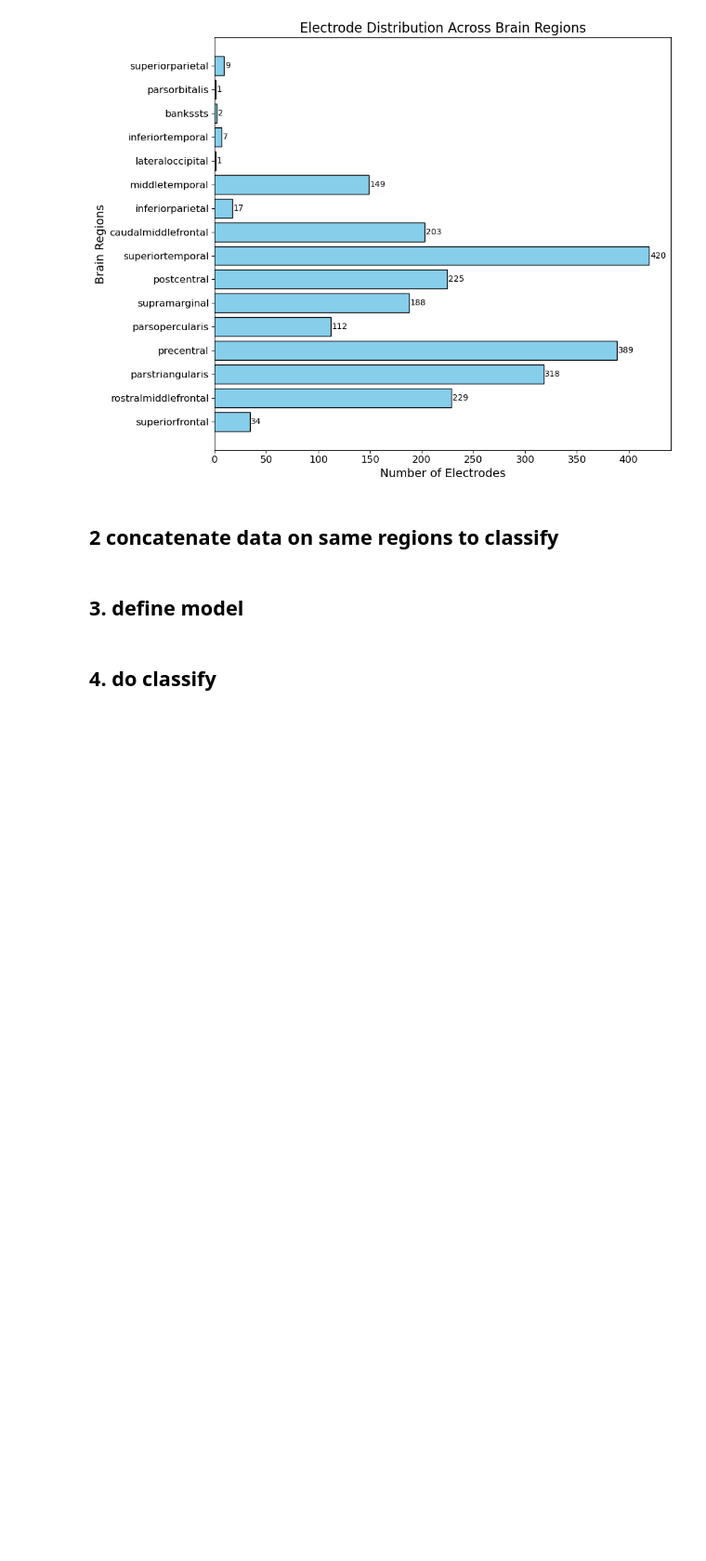
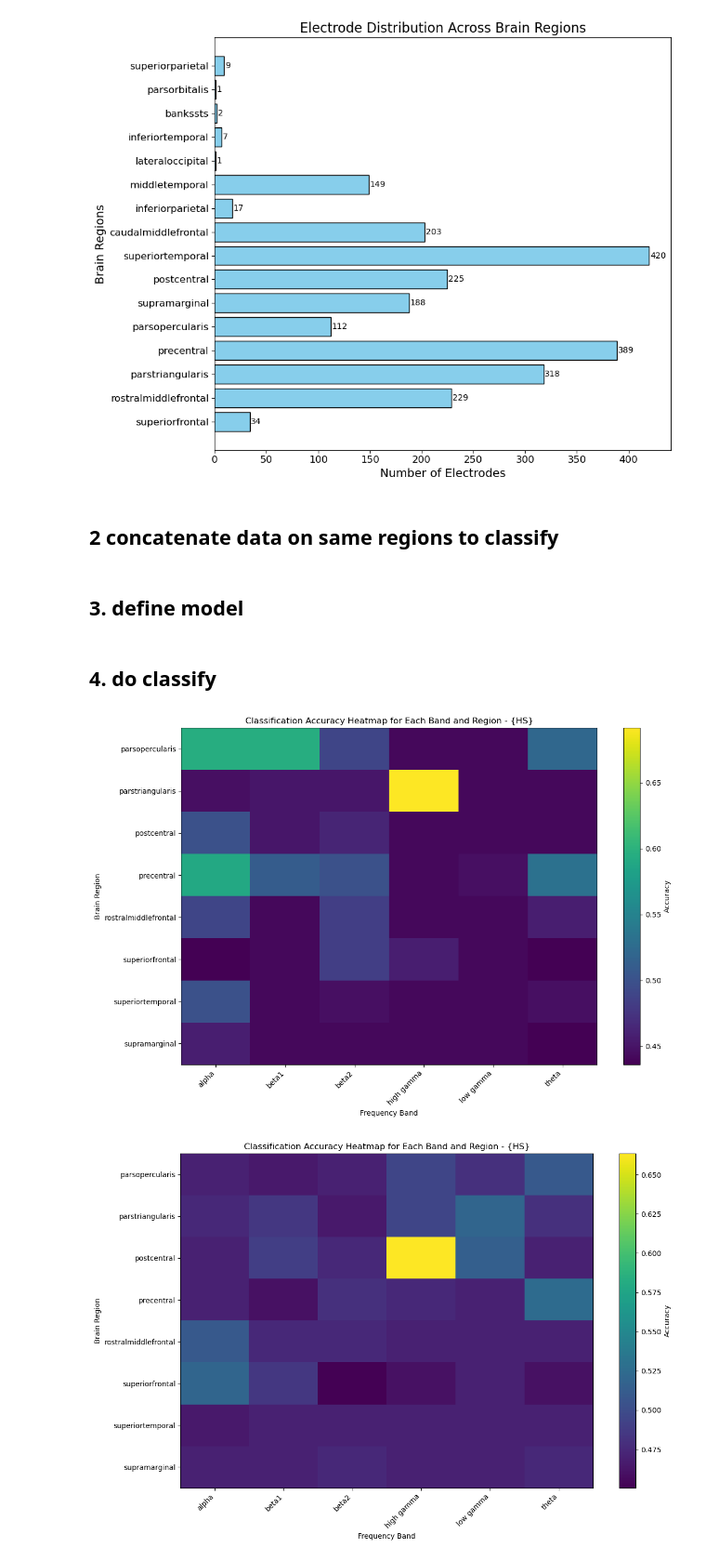
Before and after one commit to PPEXCEPED/Ecog_covert, a Jupyter notebook: covert-reading/Ecog_pre/covert and overt/4_calculate cue&read BC accuracy on different brain regions.ipynb, the cells around one changed output. Shown at 93% size. Saved outputs shown, nothing was run; the diff lists cells and outputs as text; code cells hidden in the pictures; blank space fills up the shorter version.

```diff
--- a/covert-reading/Ecog_pre/covert and overt/4_calculate cue&read BC accuracy on different brain regions.ipynb
+++ b/covert-reading/Ecog_pre/covert and overt/4_calculate cue&read BC accuracy on different brain regions.ipynb
@@ -253,7 +253,7 @@ def plot(region_classification_results, HS):
     plt.yticks(ticks=np.arange(len(heatmap_data.index)), labels=heatmap_data.index)
     plt.xlabel('Frequency Band')
     plt.ylabel('Brain Region')
-    plt.title('Classification Accuracy Heatmap for Each Band and Region - {HS}')
+    plt.title(f'Classification Accuracy Heatmap for Each Band and Region - {HS}')
 
     plt.tight_layout()
     plt.show()
@@ -260,11 +265,9 @@ def plot(region_classification_results, HS):
 # %%
 for HS in HS_list:
-    # 只能单个被试处理了，因为不同被试的sample数量不同，无法拼接
-    anatomy_cue_data, anatomy_read_data = cal_region_data(HS, freq_list)
-    region_classification_results = BN_diff_region(anatomy_cue_data, anatomy_read_data, HS)
-
-for HS in HS_list:
     save_acc_dir = f'/public/DATA/overt_reading/bands_acc/HS{HS}'
-    region_classification_results = np.load(os.path.join(save_acc_dir, 'anatomical_acc.npy'))
-    plot_accuracy_heatmap(region_classification_results, HS)
+    region_classification_results = np.load(os.path.join(save_acc_dir, 'anatomical_acc.npy'), allow_pickle=True).item()
+    plot(region_classification_results, HS)
     # print(anatomy_cue_data['theta'].keys())
+# %% [output]
+[figure, added]
+[figure, added]
```
Also changed, not shown: parts of 2 cells of this notebook, 5 other files.
